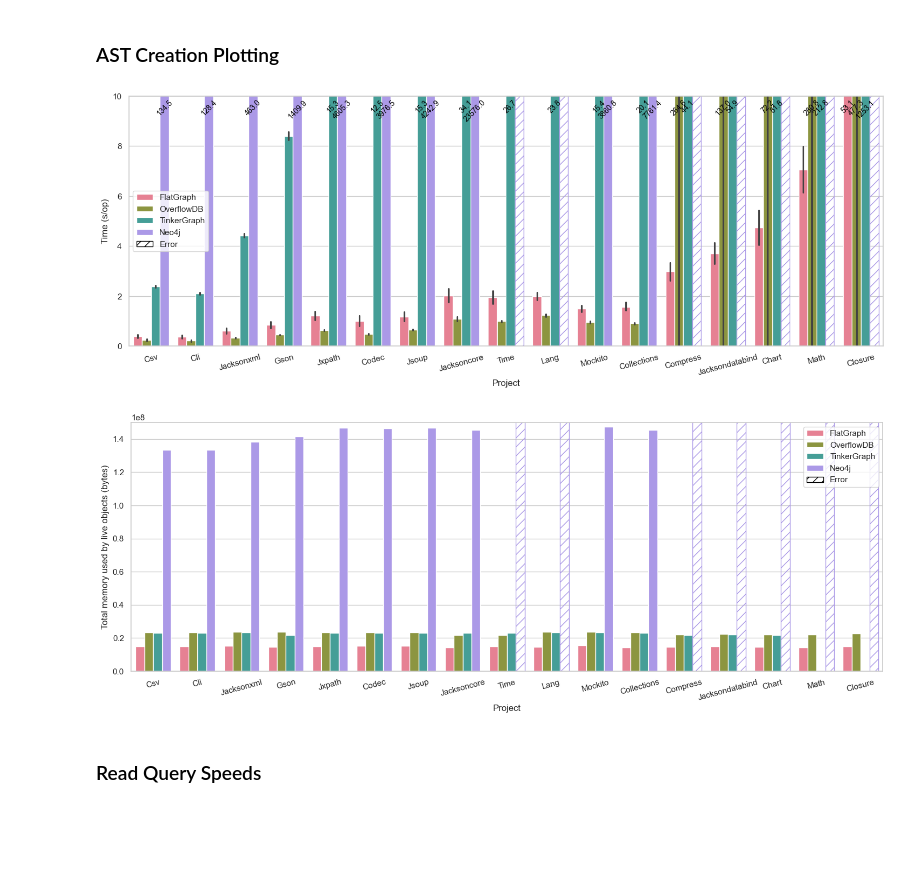
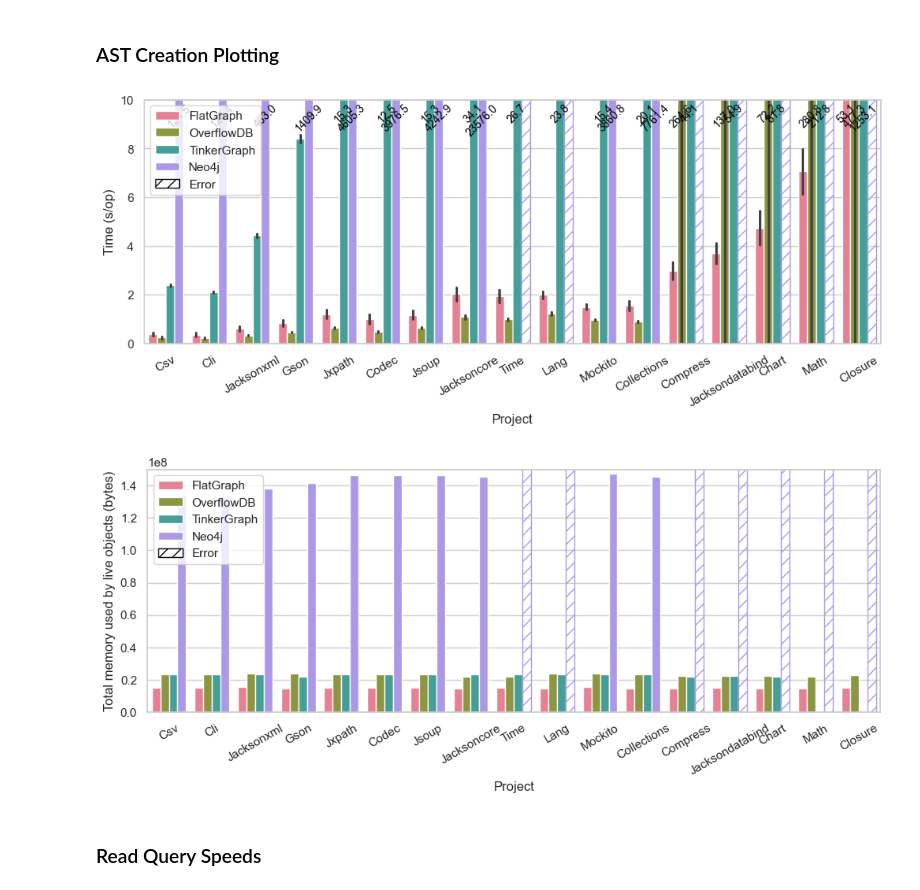
Before and after one commit to plume-oss/benchmarking, a Jupyter notebook: read_write_performance_plots.ipynb, the cells around one changed output. Cells and saved outputs as stored; diff of their text form; code cells hidden in the pictures; blank space fills up the shorter version.

```diff
--- a/read_write_performance_plots.ipynb
+++ b/read_write_performance_plots.ipynb
@@ -19,7 +19,7 @@ The driver, project, and memory information also need to become columns in the d
 # %%
 import os
 
-import numpy as np
+import seaborn as sns
 import pandas as pd
 
 # Define the directory containing the results
@@ -38,6 +38,7 @@ benchmarks = ['createAst', 'astDFS', 'astUp', 'callOrderExplicit', 'callOrderTra
               'unindexedMethodFullName']
 databases = ['FlatGraph', 'OverflowDB', 'TinkerGraph', 'Neo4j']
 memories = [2, 4, 6, 8]
+palette = sns.color_palette("husl", len(databases))
 # JAR files in ascending order of size
 projects = ['Csv',
             'Cli',
@@ -231,7 +232,6 @@ Skipping empty file: results/neo4j-embedded/lang/results-Xmx8G-write.csv
 # %% [markdown]
 ### AST Creation Plotting
 # %%
-import seaborn as sns
 import matplotlib.pyplot as plt
 from matplotlib.patches import Patch
 
@@ -241,11 +241,10 @@ df = final_df[
 df = impute_error(df)
 
 # Plotting with Seaborn and Matplotlib
-fig, ax1 = plt.subplots(figsize=(18, 6))
+fig, ax1 = plt.subplots(figsize=(12, 4))
 sns.set(style="whitegrid")
 
 # Create the bar plot for createAst
-palette = sns.color_palette("husl", len(df['Database'].unique()))
 sns.barplot(x="Project", y="Score", hue="Database",  #yerr=df["Error"],
             data=df, ax=ax1, palette=palette, order=projects,
             hue_order=databases)
@@ -263,35 +262,35 @@ for i, patch in enumerate(ax1.patches):
     if h == EXCEPTION:
         original_color = patch.get_facecolor()
         patch.set_hatch('//')
         patch.set_facecolor('none')
         patch.set_edgecolor(original_color)
     elif patch.get_height() >= y_limit:
         # Print labels for those that exceed ylim
         yval = patch.get_height()
         ax1.text(
             patch.get_x() + patch.get_width() / 2,  # X position of the text
             min(yval, ax1.get_ylim()[1]) - 0.1,  # Y position of the text
             f'{yval:.1f}',  # Text label (value of the bar)
             ha='center',  # Horizontal alignment of the text
             va='top',  # Vertical alignment
             color='black',  # Color of the text
             fontsize=10,  # Font size
             rotation=45
         )
 
-plt.xticks(rotation=15)
+plt.xticks(rotation=30)
 
 handles, labels = plt.gca().get_legend_handles_labels()
 
 # Add the custom entry
 handles.append(Patch(facecolor='white', edgecolor='black', hatch='//', label='Error'))
 plt.legend(handles=handles, loc='best')
 
 # Show the plot
 plt.savefig("rq1-perf.pdf", format='pdf', bbox_inches='tight')
 plt.show()
 # %% [output]
-[figure, old version]
+[figure, new version]
 # %%
 import seaborn as sns
 import matplotlib.pyplot as plt
@@ -311,11 +310,11 @@ df = final_df[
 df = impute_error(df)
 
 # Plotting with Seaborn and Matplotlib
-fig, ax1 = plt.subplots(figsize=(18, 6))
+fig, ax1 = plt.subplots(figsize=(12, 4))
 sns.set(style="whitegrid")
 
 # Create the bar plot for createAst
-palette = sns.color_palette("husl", len(df['Database'].unique()))
+
 sns.barplot(x="Project", y="Score", hue="Database", data=df, ax=ax1, palette=palette, order=projects,
             hue_order=databases)
 
@@ -351,7 +350,7 @@ for i, patch in enumerate(ax1.patches):
             rotation=45
         )
 
-plt.xticks(rotation=15)
+plt.xticks(rotation=30)
 
 handles, labels = plt.gca().get_legend_handles_labels()
 
@@ -363,6 +362,6 @@ plt.legend(handles=handles, loc='best')
 plt.savefig("rq1-mem.pdf", format='pdf', bbox_inches='tight')
 plt.show()
 # %% [output]
-[figure, old version]
+[figure, new version]
 # %% [markdown]
 ### Read Query Speeds
```
Also changed, not shown: parts of 2 cells of this notebook, 1 other file.
